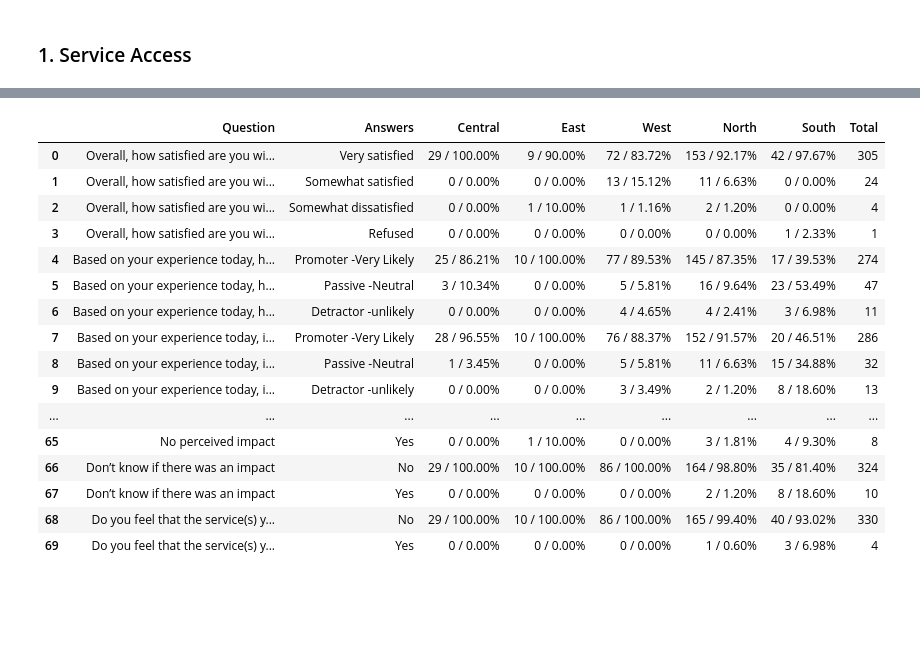
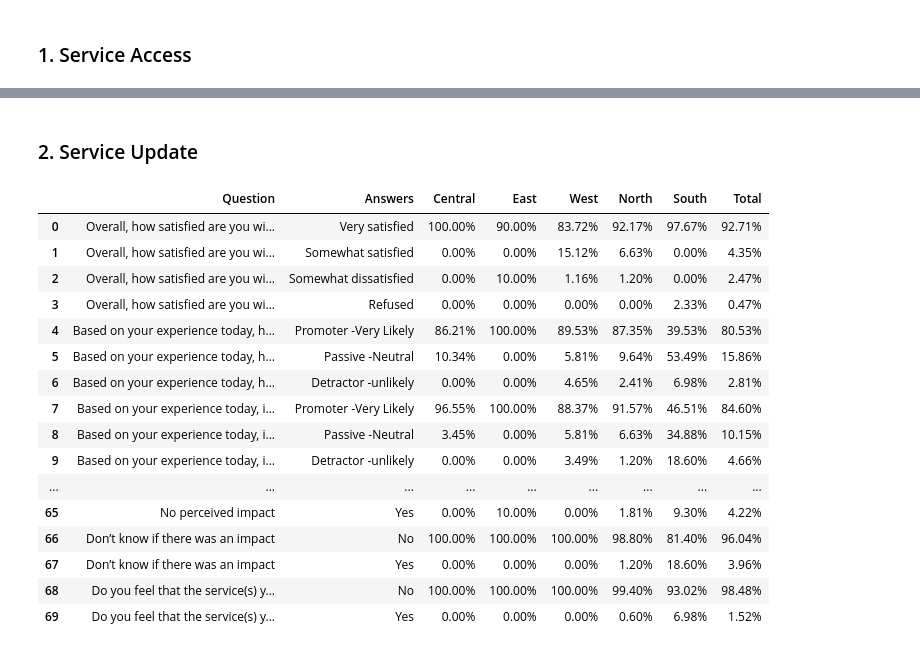
Before and after one commit to Mirwais-Farahi/MSIHealthServiceAnalytics, a Jupyter notebook: notebooks/03_Descriptive_Analysis.ipynb, the cells around one changed output, grey strips where cells are left out. Drawn from its saved outputs; the diff is of its cells as text; code cells hidden in the pictures; blank space fills up the shorter version.

```diff
--- a/notebooks/03_Descriptive_Analysis.ipynb
+++ b/notebooks/03_Descriptive_Analysis.ipynb
@@ -878,6 +937,8 @@ files.download(file_path)
 # %% [output]
 [interactive output not drawn]
 [interactive output not drawn]
+# %% [markdown]
+### 2. Service Update
 # %%
 service_update_variables = {
     'GEN_SAT': 'Overall, how satisfied are you with your experience with us today?',
@@ -889,50 +950,50 @@ service_update_variables = {
     'CARE': 'The provider was easy to understand.',
     'ENOUGH': 'The provider gave me enough information to make the best decisions about my method.',
     'SERIOUS': 'The provider took my preferences seriously.',
     'RPRT': 'The provider gave me the opportunity to explain my needs and ask questions.',
     'COMFORT': 'All staff members made me comfortable during my visit today.',
     'IMPEDU': 'Do you feel that the service you received today will have a positive Impact on education',
     'IMPWRK': 'Do you feel that the service you received today will have a positive Impact on work',
     'IMPFAM': 'Do you feel that the service you received today will have a positive Impact on family',
     'IMPHLTH': 'Do you feel that the service you received today will have a positive Impact on health',
     'IMPOTH': 'Do you feel that the service you received today will have a positive Impact on other aspects of life',
     'IMPNONE': 'No perceived impact',
     'IMPDK': 'Don’t know if there was an impact',
     'IMPREF': 'Do you feel that the service(s) you received today will have a positive Impact on preferences'
 }
 
 variable_list = list(service_update_variables.keys())  # Replace with your list of questions
 regions = ['Central', 'East', 'West', 'North', 'South']  # Specify regions
 
 # Generate the summary table
-service_update_table = generate_summary_table(
+service_update_table = summary_percentage_table(
     original_data,
     variable_list,
     service_update_variables,
     regions_column='REGION',
     regions=regions
 )
 
 # Display the result
 service_update_table
 # %% [output]
 |  | Question | Answers | Central | East | West | North | South | Total |
-| 0 | Overall, how satisfied are you wi... | Very satisfied | 29 / 100.00% | 9 / 90.00% | 72 / 83.72% | 153 / 92.17% | 42 / 97.67% | 305 |
-| 1 | Overall, how satisfied are you wi... | Somewhat satisfied | 0 / 0.00% | 0 / 0.00% | 13 / 15.12% | 11 / 6.63% | 0 / 0.00% | 24 |
-| 2 | Overall, how satisfied are you wi... | Somewhat dissatisfied | 0 / 0.00% | 1 / 10.00% | 1 / 1.16% | 2 / 1.20% | 0 / 0.00% | 4 |
-| 3 | Overall, how satisfied are you wi... | Refused | 0 / 0.00% | 0 / 0.00% | 0 / 0.00% | 0 / 0.00% | 1 / 2.33% | 1 |
-| 4 | Based on your experience today, h... | Promoter -Very Likely | 25 / 86.21% | 10 / 100.00% | 77 / 89.53% | 145 / 87.35% | 17 / 39.53% | 274 |
-| 5 | Based on your experience today, h... | Passive -Neutral | 3 / 10.34% | 0 / 0.00% | 5 / 5.81% | 16 / 9.64% | 23 / 53.49% | 47 |
-| 6 | Based on your experience today, h... | Detractor -unlikely | 0 / 0.00% | 0 / 0.00% | 4 / 4.65% | 4 / 2.41% | 3 / 6.98% | 11 |
-| 7 | Based on your experience today, i... | Promoter -Very Likely | 28 / 96.55% | 10 / 100.00% | 76 / 88.37% | 152 / 91.57% | 20 / 46.51% | 286 |
-| 8 | Based on your experience today, i... | Passive -Neutral | 1 / 3.45% | 0 / 0.00% | 5 / 5.81% | 11 / 6.63% | 15 / 34.88% | 32 |
-| 9 | Based on your experience today, i... | Detractor -unlikely | 0 / 0.00% | 0 / 0.00% | 3 / 3.49% | 2 / 1.20% | 8 / 18.60% | 13 |
+| 0 | Overall, how satisfied are you wi... | Very satisfied | 100.00% | 90.00% | 83.72% | 92.17% | 97.67% | 92.71% |
+| 1 | Overall, how satisfied are you wi... | Somewhat satisfied | 0.00% | 0.00% | 15.12% | 6.63% | 0.00% | 4.35% |
+| 2 | Overall, how satisfied are you wi... | Somewhat dissatisfied | 0.00% | 10.00% | 1.16% | 1.20% | 0.00% | 2.47% |
+| 3 | Overall, how satisfied are you wi... | Refused | 0.00% | 0.00% | 0.00% | 0.00% | 2.33% | 0.47% |
+| 4 | Based on your experience today, h... | Promoter -Very Likely | 86.21% | 100.00% | 89.53% | 87.35% | 39.53% | 80.53% |
+| 5 | Based on your experience today, h... | Passive -Neutral | 10.34% | 0.00% | 5.81% | 9.64% | 53.49% | 15.86% |
+| 6 | Based on your experience today, h... | Detractor -unlikely | 0.00% | 0.00% | 4.65% | 2.41% | 6.98% | 2.81% |
+| 7 | Based on your experience today, i... | Promoter -Very Likely | 96.55% | 100.00% | 88.37% | 91.57% | 46.51% | 84.60% |
+| 8 | Based on your experience today, i... | Passive -Neutral | 3.45% | 0.00% | 5.81% | 6.63% | 34.88% | 10.15% |
+| 9 | Based on your experience today, i... | Detractor -unlikely | 0.00% | 0.00% | 3.49% | 1.20% | 18.60% | 4.66% |
 | ... | ... | ... | ... | ... | ... | ... | ... | ... |
-| 65 | No perceived impact | Yes | 0 / 0.00% | 1 / 10.00% | 0 / 0.00% | 3 / 1.81% | 4 / 9.30% | 8 |
-| 66 | Don’t know if there was an impact | No | 29 / 100.00% | 10 / 100.00% | 86 / 100.00% | 164 / 98.80% | 35 / 81.40% | 324 |
-| 67 | Don’t know if there was an impact | Yes | 0 / 0.00% | 0 / 0.00% | 0 / 0.00% | 2 / 1.20% | 8 / 18.60% | 10 |
-| 68 | Do you feel that the service(s) y... | No | 29 / 100.00% | 10 / 100.00% | 86 / 100.00% | 165 / 99.40% | 40 / 93.02% | 330 |
-| 69 | Do you feel that the service(s) y... | Yes | 0 / 0.00% | 0 / 0.00% | 0 / 0.00% | 1 / 0.60% | 3 / 6.98% | 4 |
+| 65 | No perceived impact | Yes | 0.00% | 10.00% | 0.00% | 1.81% | 9.30% | 4.22% |
+| 66 | Don’t know if there was an impact | No | 100.00% | 100.00% | 100.00% | 98.80% | 81.40% | 96.04% |
+| 67 | Don’t know if there was an impact | Yes | 0.00% | 0.00% | 0.00% | 1.20% | 18.60% | 3.96% |
+| 68 | Do you feel that the service(s) y... | No | 100.00% | 100.00% | 100.00% | 99.40% | 93.02% | 98.48% |
+| 69 | Do you feel that the service(s) y... | Yes | 0.00% | 0.00% | 0.00% | 0.60% | 6.98% | 1.52% |
 # %%
 # Save the summary table to an Excel file
 file_path = 'service_update_variables.xlsx'  # Save to the current directory in Colab
```
Also changed, not shown: parts of 2 cells of this notebook.
